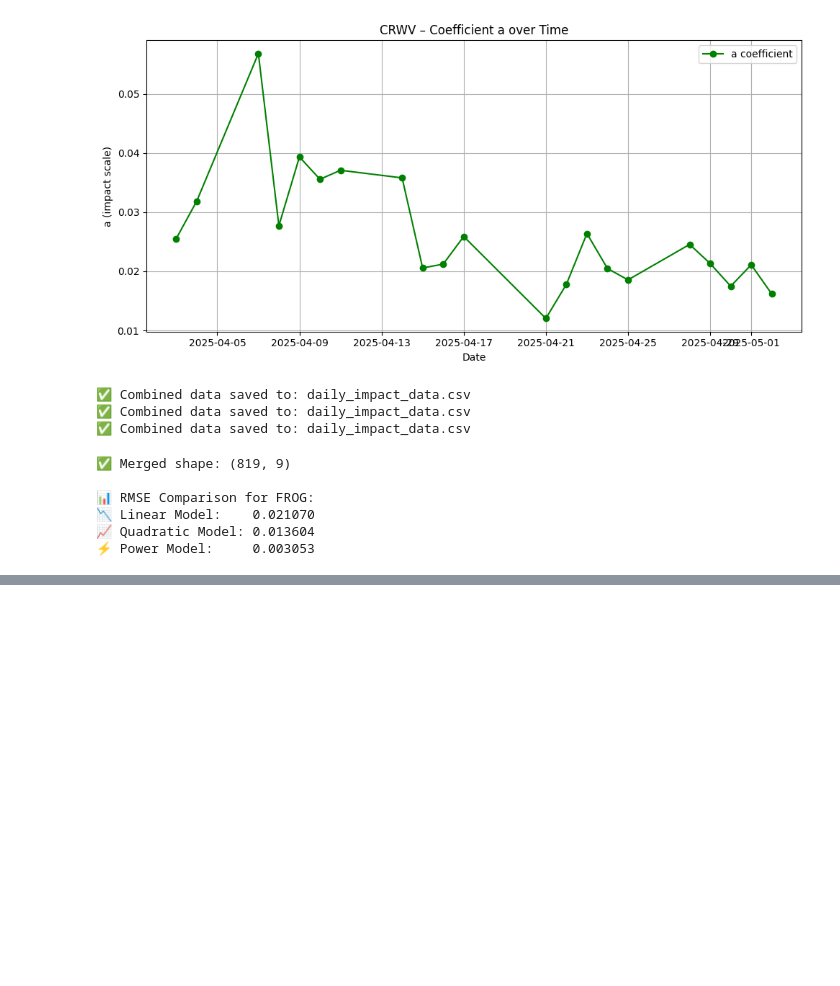
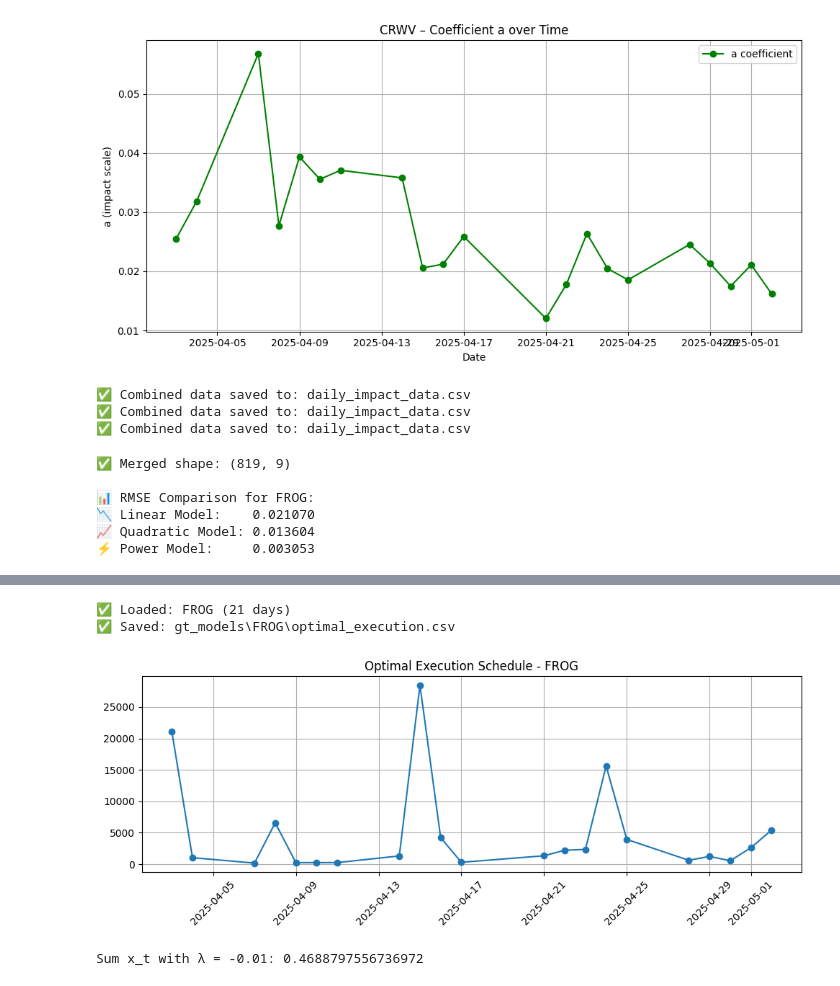
Before and after one commit to AditVard/Modelling-Temporary-Market-Impact, a Jupyter notebook: OrderBookTask.ipynb, the cells around one changed output, grey strips where cells are left out. Drawn from its saved outputs; the diff is of its cells as text; code cells hidden in the pictures; blank space fills up the shorter version.

Commit message:
Updated execution strategy and analysis notebook

```diff
--- a/OrderBookTask.ipynb
+++ b/OrderBookTask.ipynb
@@ -955,0 +984,66 @@ for ticker in tickers:
+# %%
+import pandas as pd
+import numpy as np
+import os
+from scipy.optimize import root_scalar
+import matplotlib.pyplot as plt
+
+base_folder = "gt_models"
+tickers = ["FROG"]
+S = 100000
+
+fit_data = {}
+
+for ticker in tickers:
+    file_path = os.path.join(base_folder, ticker, "fit_params.csv")
+    if os.path.exists(file_path):
+        df = pd.read_csv(file_path)
+        df['date'] = pd.to_datetime(df['date'])
+        fit_data[ticker] = df
+        print(f"✅ Loaded: {ticker} ({len(df)} days)")
+
+        a = df['a_power'].values
+        b = df['b_power'].values
+
+        def constraint(lmbda):
+            x_t = ((-lmbda / (a * (1 + b))) ** (1 / b))
+            return np.sum(x_t) - S
+
+        test_lambdas = -np.logspace(-2, 2, 5000)
+        f_vals = np.array([constraint(l) for l in test_lambdas])
+
+        sign_changes = np.where(np.diff(np.sign(f_vals)) != 0)[0]
+
+        if len(sign_changes) == 0:
+            raise ValueError(f"No valid bracket found for {ticker}")
+
+        a_bracket = test_lambdas[sign_changes[0]]
+        b_bracket = test_lambdas[sign_changes[0] + 1]
+
+        sol = root_scalar(constraint, bracket=[a_bracket, b_bracket], method='brentq')
+        if not sol.converged:
+            raise ValueError(f"Lambda solver did not converge for {ticker}")
+
+        lmbda_star = sol.root
+        x_t = ((-lmbda_star / (a * (1 + b))) ** (1 / b))
+        df['x_t_optimal'] = x_t
+
+        out_path = os.path.join(base_folder, ticker, "optimal_execution.csv")
+        df.to_csv(out_path, index=False)
+        print(f"✅ Saved: {out_path}")
+
+        plt.figure(figsize=(10, 4))
+        plt.plot(df['date'], df['x_t_optimal'], marker='o')
+        plt.title(f'Optimal Execution Schedule - {ticker}')
+        plt.xticks(rotation=45)
+        plt.grid(True)
+        plt.tight_layout()
+        plt.show()
+    else:
+        print(f"❌ Missing fit_params.csv for: {ticker}")
+print("Sum x_t with λ = -0.01:", constraint(-0.01) + S)
+# %% [output]
+✅ Loaded: FROG (21 days)
+✅ Saved: gt_models\FROG\optimal_execution.csv
+[figure, added]
+Sum x_t with λ = -0.01: 0.4688797556736972
```
Also changed, not shown: parts of 8 cells of this notebook.
